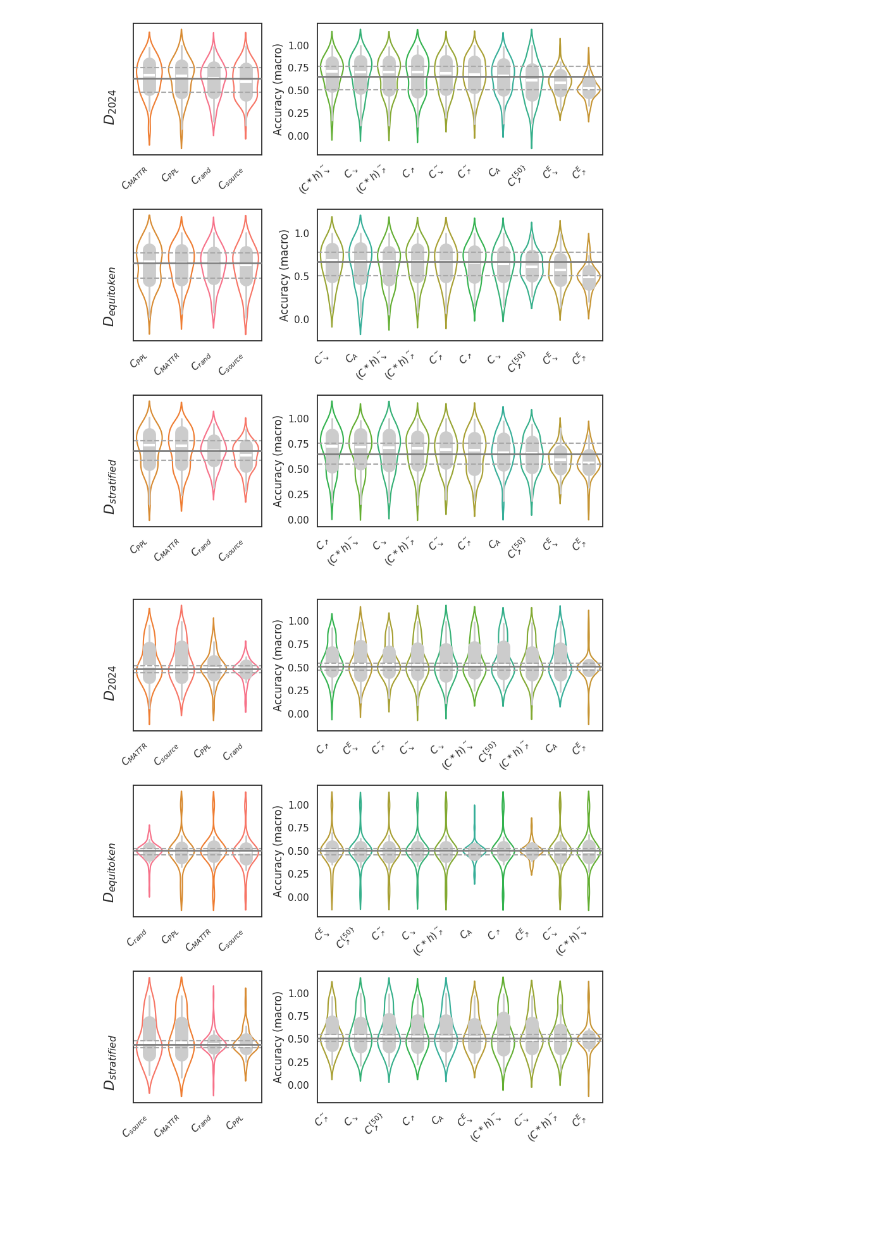
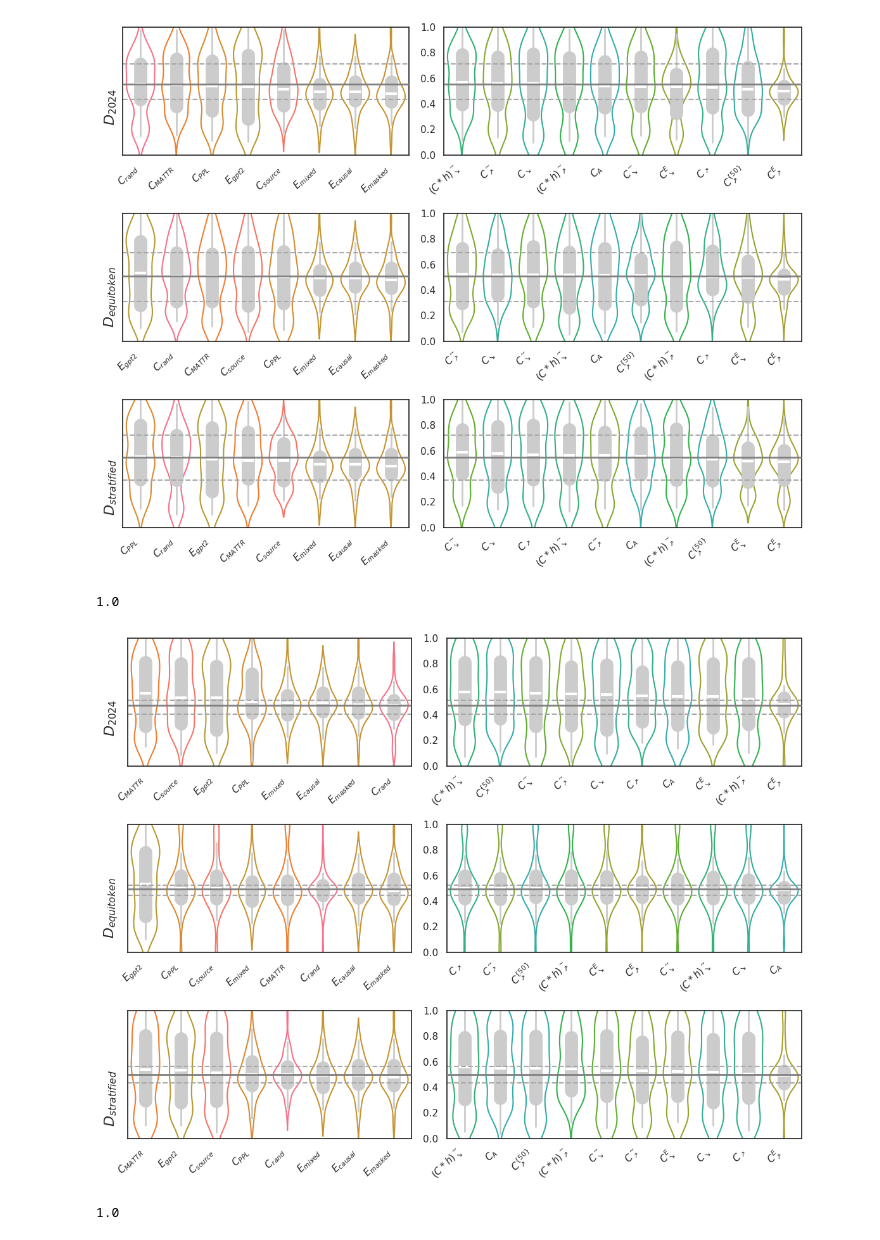
Before and after one commit to loris3/babylm, a Jupyter notebook: plotting_notebooks/plot_benchmark_results.ipynb, the cells around one changed output. Saved outputs shown, nothing was run; the diff lists cells and outputs as text; code cells hidden in the pictures; blank space fills up the shorter version.

Commit message:
before adding glue (benchmark)

```diff
--- a/plotting_notebooks/plot_benchmark_results.ipynb
+++ b/plotting_notebooks/plot_benchmark_results.ipynb
@@ -66,0 +28,27 @@ len jobs 84
+# %%
+# reading time benchmark
+def get_df(model, dataset, model_type, curriculum):
+
+
+
+    report_path = f"./results/{os.path.basename(model)}/main/zero_shot/{'causal/reading' if 'bert' not in model else 'mlm/reading/3_mask_tokens'}/report.txt"
+
+    df = None
+    with open(report_path, "r") as f:
+        d = f.read()
+
+        data = []
+
+        for line in d.splitlines():
+            line = line.strip()
+            key, value = line.split(":", 1)
+            data.append({"task": key.strip(), "$Avg \% $R^2$ Gain": float(value.strip())/100})
+
+        df = pd.DataFrame(data)
+        df[["model", "dataset", "model_type", "curriculum"]] = model, dataset, model_type, curriculum
+
+        return df
+
+from itertools import chain
+
+df = pd.concat(get_df(*job) for job in jobs)
@@ -88,9 +337,9 @@ for model_type in config.model_types:
 
         n_rows = len(config.datasets)
         n_cols = 2
-        fig = plt.figure(figsize=(WIDTH_TWO_COL, 3 * n_rows))
+        fig = plt.figure(figsize=(WIDTH_TWO_COL*1.4, 3 * n_rows))
 
-        gs = GridSpec(n_rows, 2, figure=fig, width_ratios=[0.45, 1])
+        gs = GridSpec(n_rows, 2, figure=fig, width_ratios=[8/18, 10/18])
 
 
         all_plotted_models = set()
@@ -117,7 +366,7 @@ for model_type in config.model_types:
 
         for i, baseline_dataset in enumerate(config.datasets):
 
-                model_data = df[(df["model"].str.contains(baseline_dataset) & (df["model_type"] == model_type)) | (df["model"].str.contains("gpt") if model_type =="roberta" else df["model"].str.contains("baby-llama"))]
+                model_data = df[(df["model"].str.contains(baseline_dataset) & (df["model_type"] == model_type)) | (df["model"].str.contains("gpt-bert") | df["model"].str.contains("gpt2"))]
 
 
                 col_idx = 0
@@ -165,38 +414,41 @@ for model_type in config.model_types:
                                 ax.get_legend().remove()
 
                         ax.set_title("")
                         ax.set_xlabel("")
-
+                        ax.set_ylim(0,1)
 
                         if not is_baseline_half:
                                 ax.set_ylabel("")
                                 ax.set_yticks([])
 
                         else:
                                 ax.set_ylabel("")
-                                ax.set_ylabel("Accuracy (macro)")
+                                ax.set_ylabel("")
 
 
 
                         col_idx += 1
 
 
-                fig.text(0.01, (n_rows - 1 - i + 0.5) / n_rows,
+                fig.text(0.015, (n_rows - 1 - i + 0.5) / n_rows,
                         util.rename_dataset(baseline_dataset),
                         ha="center",
                         va="center",
                         fontsize=16,
                         rotation=90,
                         fontweight="heavy")
 
 
         plt.tight_layout()
 
         util.save_pdf(fig, "violin_plots_"+model_type)
         plt.show()
+        print(df["acc"].max())
 # %% [output]
-[figure, old version]
+[figure, new version]
+1.0
-[figure, old version]
+[figure, new version]
+1.0
 # %%
 def get_random_baseline(x):
     x = os.path.basename(x)
```
Also changed, not shown: parts of 16 cells of this notebook, 8 other files.
